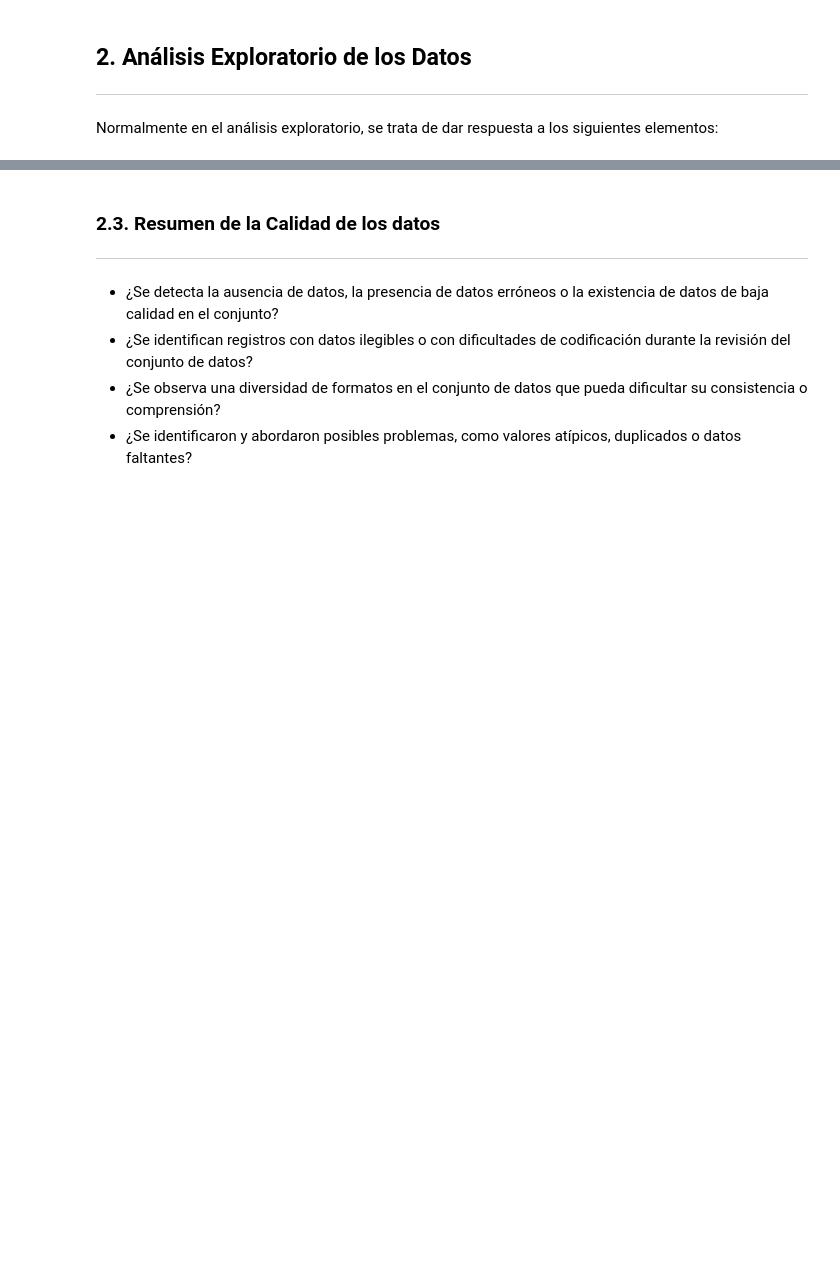
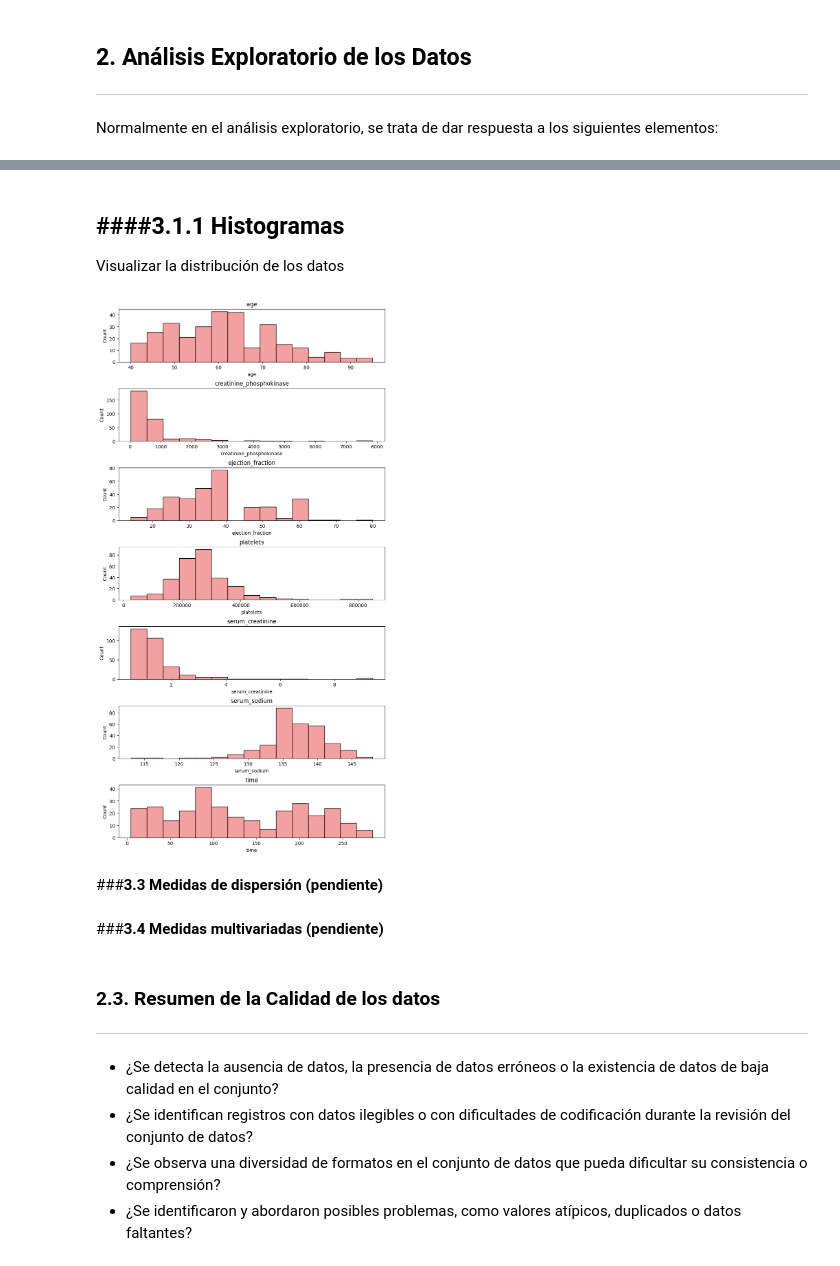
Before and after one commit to Robert-Gomez-AI/HeartFailure, a Jupyter notebook: Fase_2_Entendimiento_de_los_datos.ipynb, the cells around one changed output, grey strips where cells are left out. Saved outputs shown, nothing was run; the diff lists cells and outputs as text; code cells hidden in the pictures; blank space fills up the shorter version.

```diff
--- a/Fase_2_Entendimiento_de_los_datos.ipynb
+++ b/Fase_2_Entendimiento_de_los_datos.ipynb
@@ -50,3 +227,21 @@ Describa el conjunto de datos por medio de estadística descriptiva, aportando i
+# %% [markdown]
+####**3.1.1 Histogramas**
+---
+Visualizar la distribución de los datos
+# %%
+#Histogramas
+fig, ax = plt.subplots(nrows=7, ncols=1, figsize=(10,20))
+fig.subplots_adjust(hspace=0.5)
+
+for i, columna in enumerate(variables_cuantitativas):
+    sns.histplot(df[columna], bins=15, kde=False, ax=ax[i],color='lightcoral')
+    ax[i].set_title(columna)
+# %% [output]
+[figure, added]
+# %% [markdown]
+###**3.3 Medidas de dispersión (pendiente)**
+# %% [markdown]
+###**3.4 Medidas multivariadas (pendiente)**
 # %% [markdown]
 ### **2.3. Resumen de la Calidad de los datos**
 ---
```
Also changed, not shown: parts of 27 cells of this notebook.
